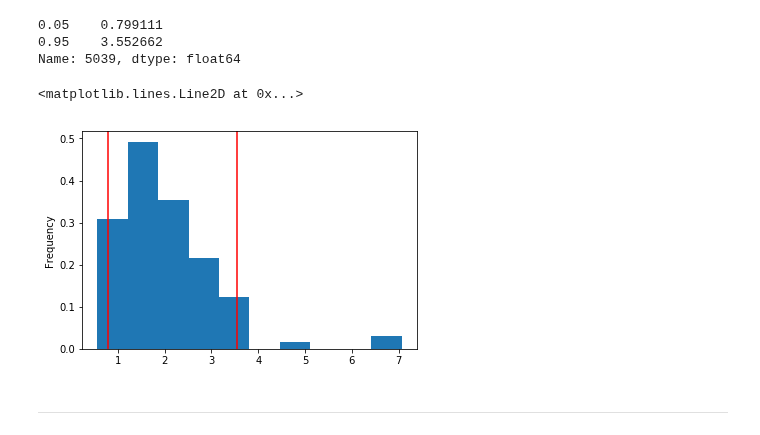
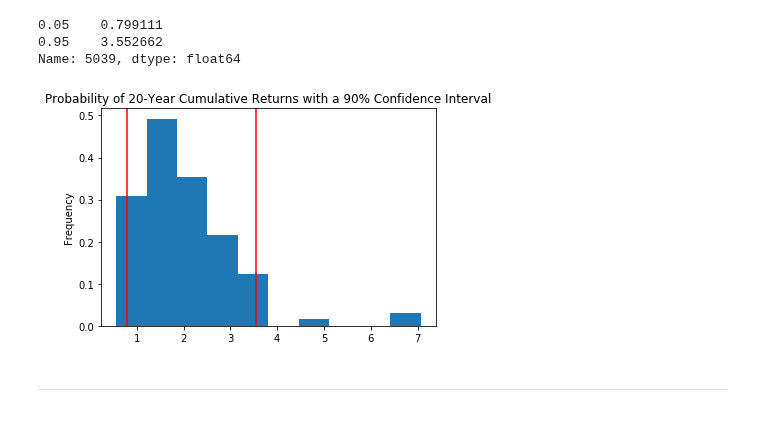
Before and after one commit to RCantu92/apis-homework, a Jupyter notebook: Starter_Code/portfolio_planner.ipynb, the cells around one changed output. Saved outputs shown, nothing was run; the diff lists cells and outputs as text; code cells hidden in the pictures.

Commit message:
Added images to financial report

```diff
--- a/Starter_Code/portfolio_planner.ipynb
+++ b/Starter_Code/portfolio_planner.ipynb
@@ -230,16 +232,19 @@ Name: 5039, dtype: float64
 # %%
 # Visualize the distribution of the ending returns
 # YOUR CODE HERE
 
 # 'plot' function to create a probability distribution histogram of cumulative returns
 # with markings for a 90% confidence interval
+hist_title = 'Probability of 20-Year Cumulative Returns with a 90% Confidence Interval'
 plt.figure();
-twenty_year_cumulative_returns.plot(kind='hist', density=True, bins=10)
+twenty_year_cumulative_returns.plot(kind='hist', title=hist_title, density=True, bins=10)
 plt.axvline(confidence_interval.iloc[0], color='r')
 plt.axvline(confidence_interval.iloc[1], color='r')
+
+# Save image of chart
+plt.savefig('twenty_year_cumulative_returns.png', bbox_inches = 'tight')
 # %% [output]
-<matplotlib.lines.Line2D at 0x...>
-[figure, old version]
+[figure, new version]
 # %% [markdown]
 ---
 # %% [markdown]
```
Also changed, not shown: parts of 1 cell of this notebook, 5 other files.
